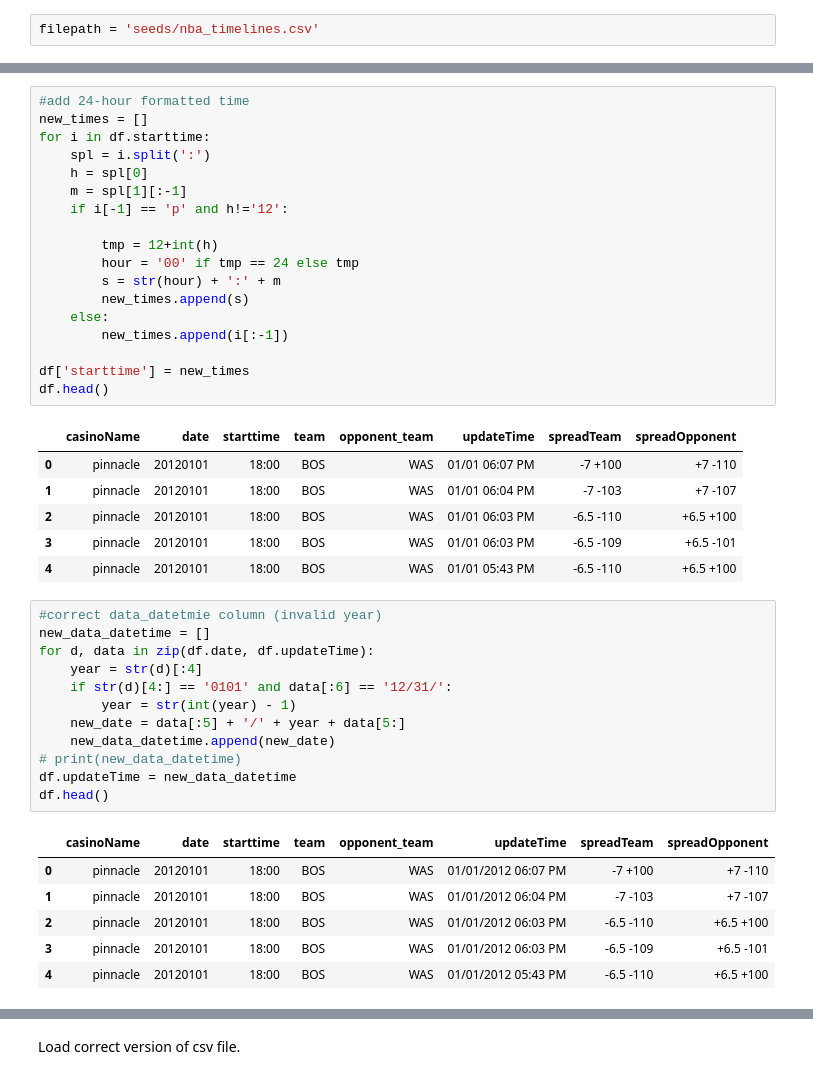
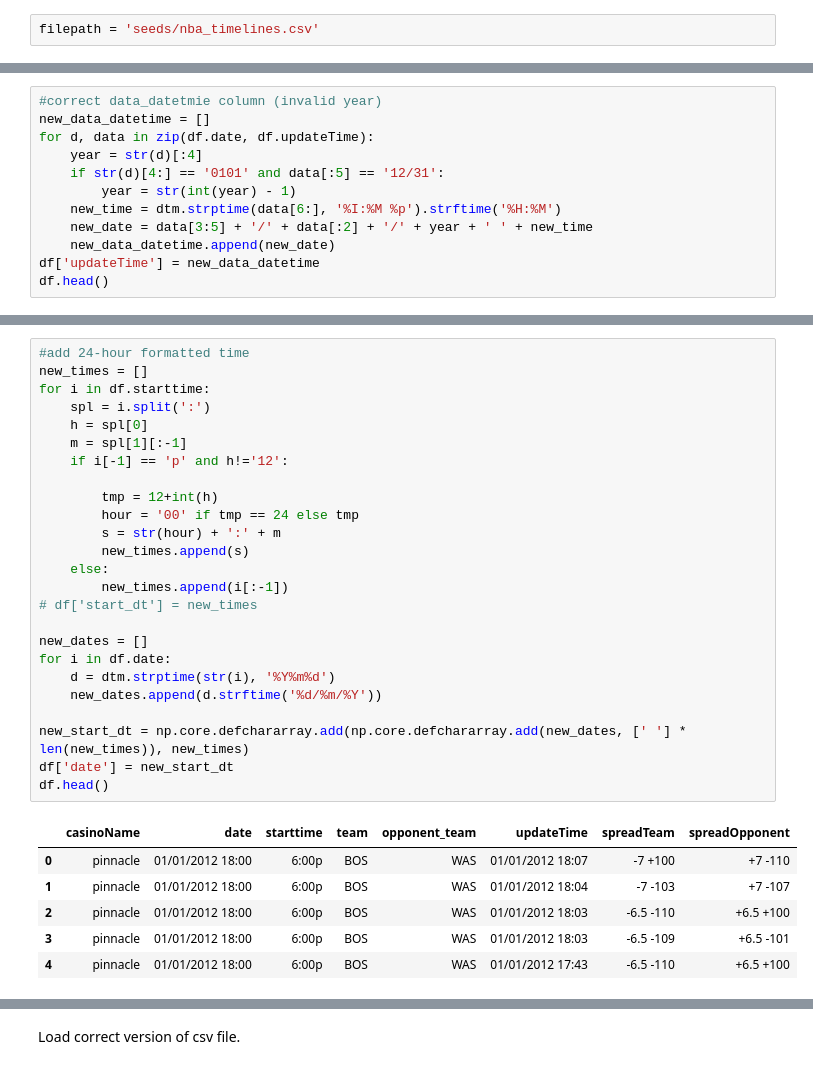
Before and after one commit to denilv/Betting-visualization, a Jupyter notebook: NBA/timeseries_analysis.ipynb, the cells around one changed output, grey strips where cells are left out. Cells and saved outputs as stored; diff of their text form.

```diff
--- a/NBA/timeseries_analysis.ipynb
+++ b/NBA/timeseries_analysis.ipynb
@@ -34,3 +43,15 @@ df.head()
 | 2 | pinnacle | 20120101 | 6:00p | BOS | WAS | 01/01 06:03 PM | -6.5 -110 | +6.5 +100 |
 | 3 | pinnacle | 20120101 | 6:00p | BOS | WAS | 01/01 06:03 PM | -6.5 -109 | +6.5 -101 |
 | 4 | pinnacle | 20120101 | 6:00p | BOS | WAS | 01/01 05:43 PM | -6.5 -110 | +6.5 +100 |
+# %%
+#correct data_datetmie column (invalid year)
+new_data_datetime = []
+for d, data in zip(df.date, df.updateTime):
+    year = str(d)[:4]
+    if str(d)[4:] == '0101' and data[:5] == '12/31':
+        year = str(int(year) - 1)
+    new_time = dtm.strptime(data[6:], '%I:%M %p').strftime('%H:%M')
+    new_date = data[3:5] + '/' + data[:2] + '/' + year + ' ' + new_time
+    new_data_datetime.append(new_date)
+df['updateTime'] = new_data_datetime
+df.head()
@@ -37,44 +65,32 @@ df.head()
 # %%
 #add 24-hour formatted time
 new_times = []
 for i in df.starttime:
     spl = i.split(':')
     h = spl[0]
     m = spl[1][:-1]
     if i[-1] == 'p' and h!='12':
 
         tmp = 12+int(h)
         hour = '00' if tmp == 24 else tmp
         s = str(hour) + ':' + m
         new_times.append(s)
     else:
         new_times.append(i[:-1])
+# df['start_dt'] = new_times
 
-df['starttime'] = new_times
+new_dates = []
+for i in df.date:
+    d = dtm.strptime(str(i), '%Y%m%d')
+    new_dates.append(d.strftime('%d/%m/%Y'))
+
+new_start_dt = np.core.defchararray.add(np.core.defchararray.add(new_dates, [' '] * len(new_times)), new_times)
+df['date'] = new_start_dt
 df.head()
 # %% [output]
 |  | casinoName | date | starttime | team | opponent_team | updateTime | spreadTeam | spreadOpponent |
-| 0 | pinnacle | 20120101 | 18:00 | BOS | WAS | 01/01 06:07 PM | -7 +100 | +7 -110 |
-| 1 | pinnacle | 20120101 | 18:00 | BOS | WAS | 01/01 06:04 PM | -7 -103 | +7 -107 |
-| 2 | pinnacle | 20120101 | 18:00 | BOS | WAS | 01/01 06:03 PM | -6.5 -110 | +6.5 +100 |
-| 3 | pinnacle | 20120101 | 18:00 | BOS | WAS | 01/01 06:03 PM | -6.5 -109 | +6.5 -101 |
-| 4 | pinnacle | 20120101 | 18:00 | BOS | WAS | 01/01 05:43 PM | -6.5 -110 | +6.5 +100 |
+| 0 | pinnacle | 01/01/2012 18:00 | 6:00p | BOS | WAS | 01/01/2012 18:07 | -7 +100 | +7 -110 |
+| 1 | pinnacle | 01/01/2012 18:00 | 6:00p | BOS | WAS | 01/01/2012 18:04 | -7 -103 | +7 -107 |
+| 2 | pinnacle | 01/01/2012 18:00 | 6:00p | BOS | WAS | 01/01/2012 18:03 | -6.5 -110 | +6.5 +100 |
+| 3 | pinnacle | 01/01/2012 18:00 | 6:00p | BOS | WAS | 01/01/2012 18:03 | -6.5 -109 | +6.5 -101 |
+| 4 | pinnacle | 01/01/2012 18:00 | 6:00p | BOS | WAS | 01/01/2012 17:43 | -6.5 -110 | +6.5 +100 |
-# %%
-#correct data_datetmie column (invalid year)
-new_data_datetime = []
-for d, data in zip(df.date, df.updateTime):
-    year = str(d)[:4]
-    if str(d)[4:] == '0101' and data[:6] == '12/31/':
-        year = str(int(year) - 1)
-    new_date = data[:5] + '/' + year + data[5:]
-    new_data_datetime.append(new_date)
-# print(new_data_datetime)
-df.updateTime = new_data_datetime
-df.head()
-# %% [output]
-|  | casinoName | date | starttime | team | opponent_team | updateTime | spreadTeam | spreadOpponent |
-| 0 | pinnacle | 20120101 | 18:00 | BOS | WAS | 01/01/2012 06:07 PM | -7 +100 | +7 -110 |
-| 1 | pinnacle | 20120101 | 18:00 | BOS | WAS | 01/01/2012 06:04 PM | -7 -103 | +7 -107 |
-| 2 | pinnacle | 20120101 | 18:00 | BOS | WAS | 01/01/2012 06:03 PM | -6.5 -110 | +6.5 +100 |
-| 3 | pinnacle | 20120101 | 18:00 | BOS | WAS | 01/01/2012 06:03 PM | -6.5 -109 | +6.5 -101 |
-| 4 | pinnacle | 20120101 | 18:00 | BOS | WAS | 01/01/2012 05:43 PM | -6.5 -110 | +6.5 +100 |
```
Also changed, not shown: parts of 25 cells of this notebook, 6 other files.
